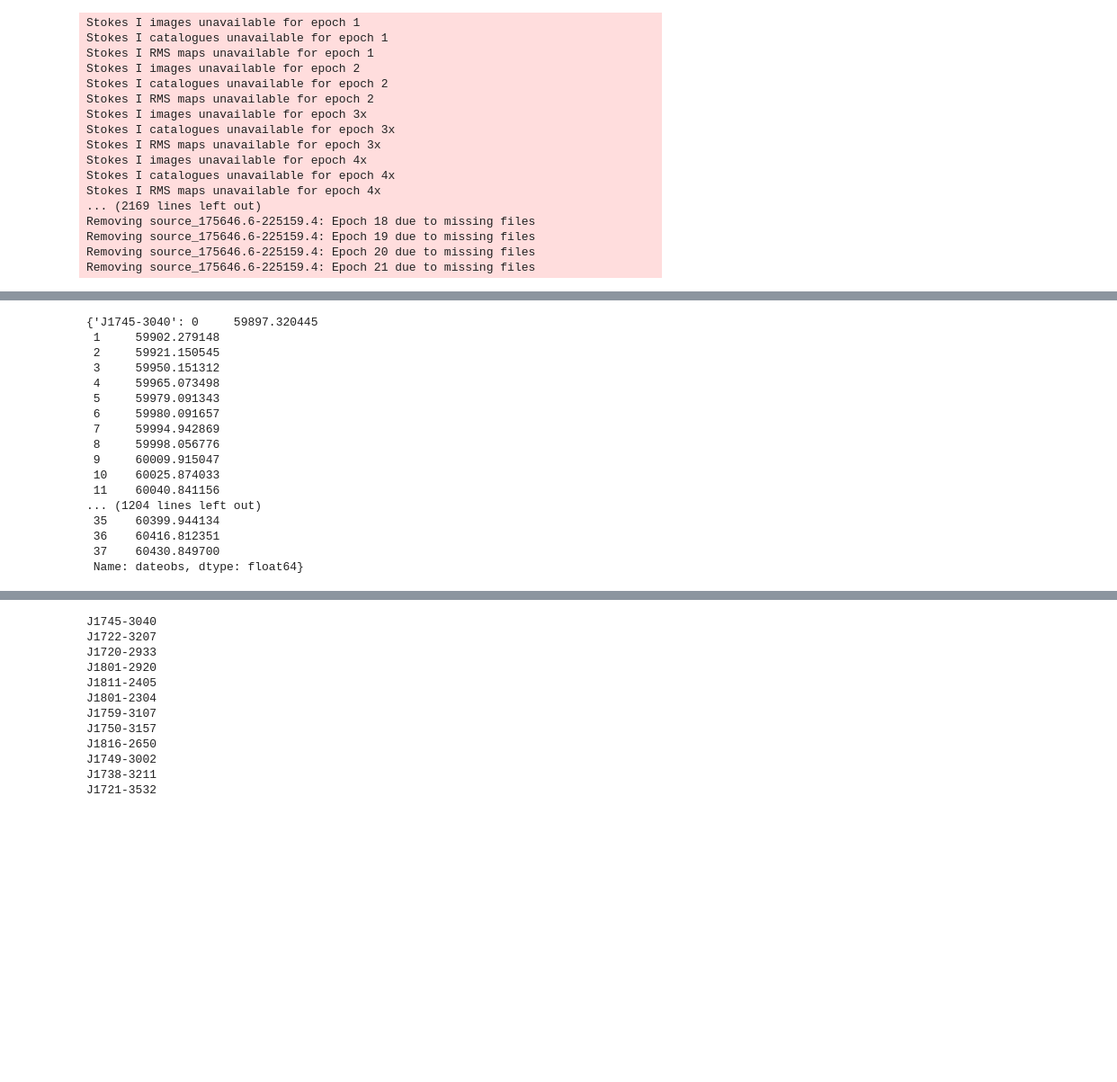
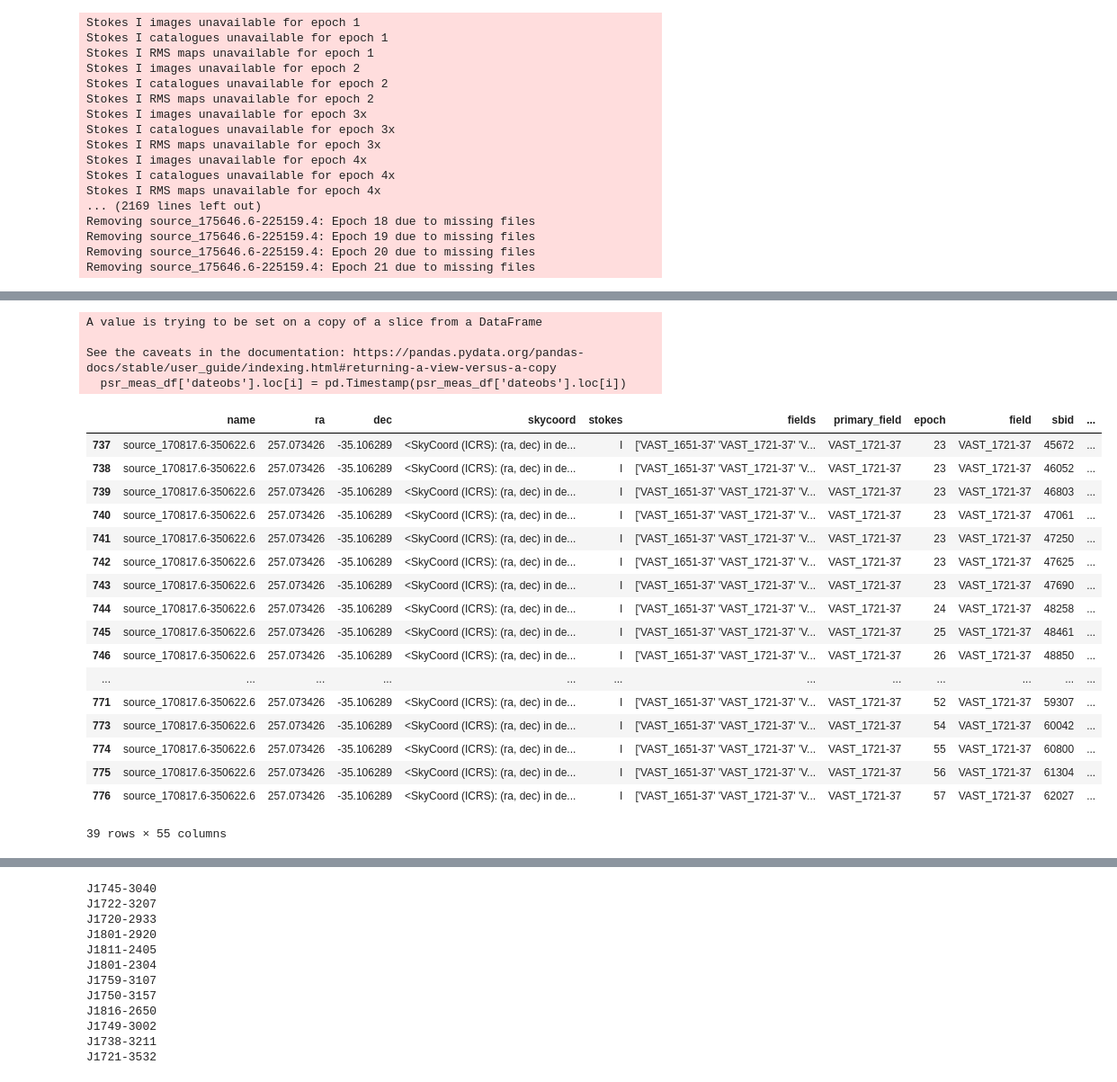
Before and after one commit to ben-lorenz12/VastPulsarVariability, a Jupyter notebook: make_acf.ipynb, the cells around one changed output, grey strips where cells are left out. Shown at 90% size. Drawn from its saved outputs; the diff is of its cells as text; code cells hidden in the pictures; blank space fills up the shorter version.

```diff
--- a/make_acf.ipynb
+++ b/make_acf.ipynb
@@ -62,22 +80,19 @@ dates['J1745-3040'][0].to_julian_date() - 2400000.5
+# %%
+#using premade csv (alternative to above cell)
+psr_meas_df = pd.read_csv('all_pulsar_measurements.csv')
+psr_meas_df = psr_meas_df[psr_meas_df['detection']==True]  #removing nondetections
+
+psr_meas_df.rename(columns={psr_meas_df.columns[0] : 'psr_name'}, inplace=True)
+for i in psr_meas_df.index.values:
+    psr_meas_df['dateobs'].loc[i] = pd.Timestamp(psr_meas_df['dateobs'].loc[i])
+
+for name in psr_df['JNAME'].values:
+    raw_psr_meas[name] = psr_meas_df[psr_meas_df['psr_name']==name].drop(columns=psr_meas_df.columns[0:2])
+    dates[name] = psr_meas_df[psr_meas_df['psr_name']==name].drop(columns=psr_meas_df.columns[0:2])['dateobs']
+# %% [output]
+A value is trying to be set on a copy of a slice from a DataFrame
+
+See the caveats in the documentation: https://pandas.pydata.org/pandas-docs/stable/user_guide/indexing.html#returning-a-view-versus-a-copy
+  psr_meas_df['dateobs'].loc[i] = pd.Timestamp(psr_meas_df['dateobs'].loc[i])
 # %%
 dates_mjd = {name: (dates_.apply(pd.Timestamp.to_julian_date) - 2400000.5) for name, dates_ in dates.items()}
-# %%
-dates_mjd
-# %% [output]
-{'J1745-3040': 0     59897.320445
- 1     59902.279148
- 2     59921.150545
- 3     59950.151312
- 4     59965.073498
- 5     59979.091343
- 6     59980.091657
- 7     59994.942869
- 8     59998.056776
- 9     60009.915047
- 10    60025.874033
- 11    60040.841156
-... (1204 lines left out)
- 35    60399.944134
- 36    60416.812351
- 37    60430.849700
- Name: dateobs, dtype: float64}
@@ -89 +101,22 @@ name = 'J1722-3207'
+# %%
+raw_psr_meas['J1708-3506']
+# %% [output]
+|  | name | ra | dec | skycoord | stokes | fields | primary_field | epoch | field | sbid | ... |
+| 737 | source_170817.6-350622.6 | 257.073426 | -35.106289 | <SkyCoord (ICRS): (ra, dec) in de... | I | ['VAST_1651-37' 'VAST_1721-37' 'V... | VAST_1721-37 | 23 | VAST_1721-37 | 45672 | ... |
+| 738 | source_170817.6-350622.6 | 257.073426 | -35.106289 | <SkyCoord (ICRS): (ra, dec) in de... | I | ['VAST_1651-37' 'VAST_1721-37' 'V... | VAST_1721-37 | 23 | VAST_1721-37 | 46052 | ... |
+| 739 | source_170817.6-350622.6 | 257.073426 | -35.106289 | <SkyCoord (ICRS): (ra, dec) in de... | I | ['VAST_1651-37' 'VAST_1721-37' 'V... | VAST_1721-37 | 23 | VAST_1721-37 | 46803 | ... |
+| 740 | source_170817.6-350622.6 | 257.073426 | -35.106289 | <SkyCoord (ICRS): (ra, dec) in de... | I | ['VAST_1651-37' 'VAST_1721-37' 'V... | VAST_1721-37 | 23 | VAST_1721-37 | 47061 | ... |
+| 741 | source_170817.6-350622.6 | 257.073426 | -35.106289 | <SkyCoord (ICRS): (ra, dec) in de... | I | ['VAST_1651-37' 'VAST_1721-37' 'V... | VAST_1721-37 | 23 | VAST_1721-37 | 47250 | ... |
+| 742 | source_170817.6-350622.6 | 257.073426 | -35.106289 | <SkyCoord (ICRS): (ra, dec) in de... | I | ['VAST_1651-37' 'VAST_1721-37' 'V... | VAST_1721-37 | 23 | VAST_1721-37 | 47625 | ... |
+| 743 | source_170817.6-350622.6 | 257.073426 | -35.106289 | <SkyCoord (ICRS): (ra, dec) in de... | I | ['VAST_1651-37' 'VAST_1721-37' 'V... | VAST_1721-37 | 23 | VAST_1721-37 | 47690 | ... |
+| 744 | source_170817.6-350622.6 | 257.073426 | -35.106289 | <SkyCoord (ICRS): (ra, dec) in de... | I | ['VAST_1651-37' 'VAST_1721-37' 'V... | VAST_1721-37 | 24 | VAST_1721-37 | 48258 | ... |
+| 745 | source_170817.6-350622.6 | 257.073426 | -35.106289 | <SkyCoord (ICRS): (ra, dec) in de... | I | ['VAST_1651-37' 'VAST_1721-37' 'V... | VAST_1721-37 | 25 | VAST_1721-37 | 48461 | ... |
+| 746 | source_170817.6-350622.6 | 257.073426 | -35.106289 | <SkyCoord (ICRS): (ra, dec) in de... | I | ['VAST_1651-37' 'VAST_1721-37' 'V... | VAST_1721-37 | 26 | VAST_1721-37 | 48850 | ... |
+| ... | ... | ... | ... | ... | ... | ... | ... | ... | ... | ... | ... |
+| 771 | source_170817.6-350622.6 | 257.073426 | -35.106289 | <SkyCoord (ICRS): (ra, dec) in de... | I | ['VAST_1651-37' 'VAST_1721-37' 'V... | VAST_1721-37 | 52 | VAST_1721-37 | 59307 | ... |
+| 773 | source_170817.6-350622.6 | 257.073426 | -35.106289 | <SkyCoord (ICRS): (ra, dec) in de... | I | ['VAST_1651-37' 'VAST_1721-37' 'V... | VAST_1721-37 | 54 | VAST_1721-37 | 60042 | ... |
+| 774 | source_170817.6-350622.6 | 257.073426 | -35.106289 | <SkyCoord (ICRS): (ra, dec) in de... | I | ['VAST_1651-37' 'VAST_1721-37' 'V... | VAST_1721-37 | 55 | VAST_1721-37 | 60800 | ... |
+| 775 | source_170817.6-350622.6 | 257.073426 | -35.106289 | <SkyCoord (ICRS): (ra, dec) in de... | I | ['VAST_1651-37' 'VAST_1721-37' 'V... | VAST_1721-37 | 56 | VAST_1721-37 | 61304 | ... |
+| 776 | source_170817.6-350622.6 | 257.073426 | -35.106289 | <SkyCoord (ICRS): (ra, dec) in de... | I | ['VAST_1651-37' 'VAST_1721-37' 'V... | VAST_1721-37 | 57 | VAST_1721-37 | 62027 | ... |
+39 rows × 55 columns
 # %%
```
Also changed, not shown: parts of 18 cells of this notebook.
